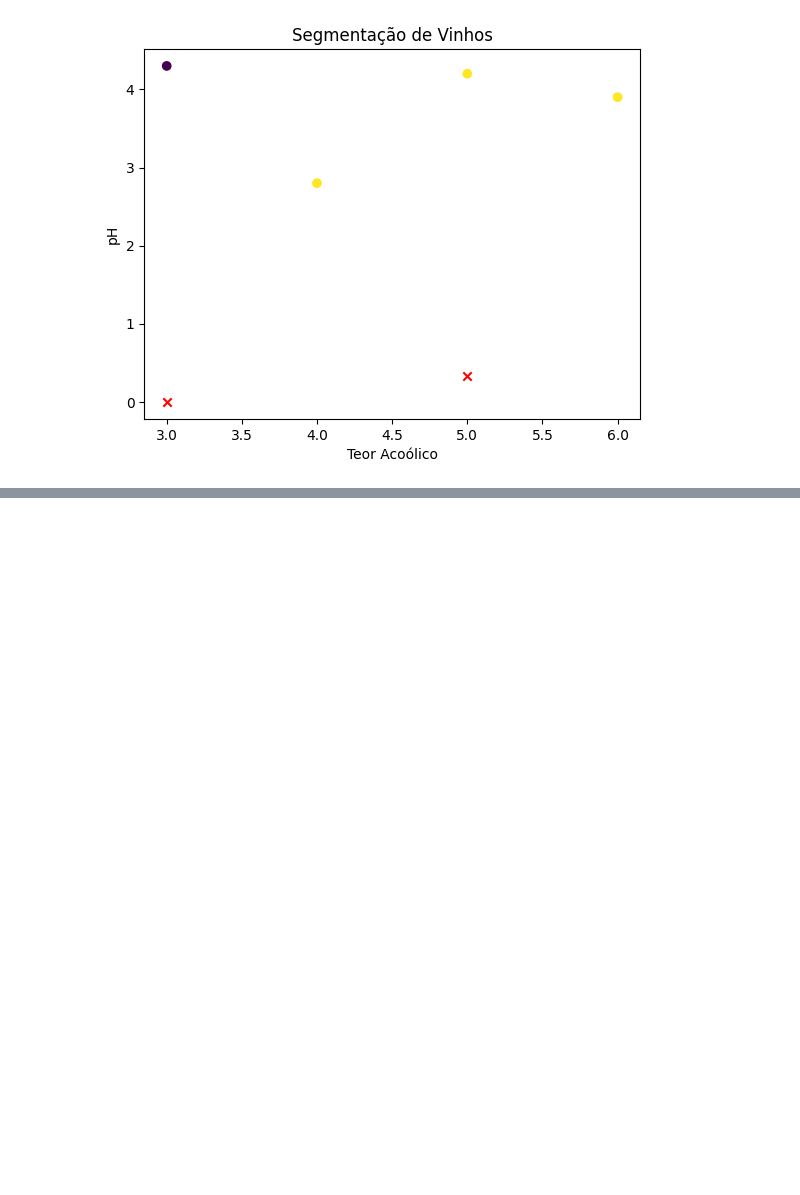
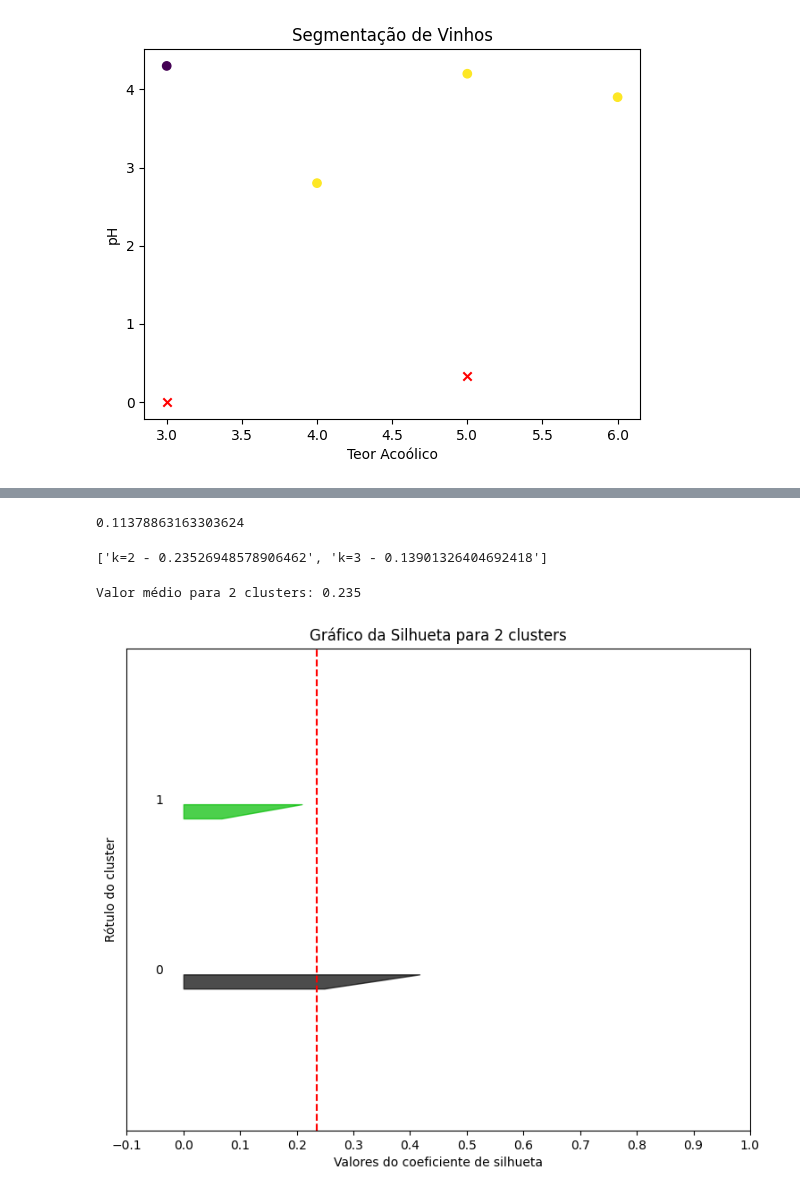
Before and after one commit to RSVictor/Codigos_IABD2024, a Jupyter notebook: Aula 14/ex2.ipynb, the cells around one changed output, grey strips where cells are left out. Saved outputs shown, nothing was run; the diff lists cells and outputs as text; code cells hidden in the pictures; blank space fills up the shorter version.

```diff
--- a/Aula 14/ex2.ipynb
+++ b/Aula 14/ex2.ipynb
@@ -23,11 +22,11 @@ dados_vinhos = pd.DataFrame({
     'pH':[4.3,2.8,4.2,3.9]
 })
 # %%
-dados_vinhos =pd.get_dummies(dados_vinhos,columns=['Acidez'])
+dados_vinhos2 =pd.get_dummies(dados_vinhos,columns=['Acidez'])
 # %%
 #Aplicar o algoritimo K-means]
 kmeans = KMeans(n_clusters=2) #definindo dos clusters
-kmeans.fit(dados_vinhos)
+kmeans.fit(dados_vinhos2)
 # %% [output]
 KMeans(n_clusters=2)
 # %%
@@ -67,0 +64,6 @@ Grupo
+# %%
+from sklearn.metrics import silhouette_score
+
+silhouette_score(dados_vinhos2, kmeans.predict(dados_vinhos2))
+# %% [output]
+0.11378863163303624
@@ -67,0 +85,5 @@ Grupo
+# %%
+silhueta, inercia = avaliacao(dados_vinhos2)
+silhueta
+# %% [output]
+['k=2 - 0.23526948578906462', 'k=3 - 0.13901326404692418']
@@ -67,0 +141,5 @@ Grupo
+# %%
+graf_silhueta(2, dados_vinhos2)
+# %% [output]
+Valor médio para 2 clusters: 0.235
+[figure, added]
```
Also changed, not shown: parts of 8 cells of this notebook, 2 other files.
